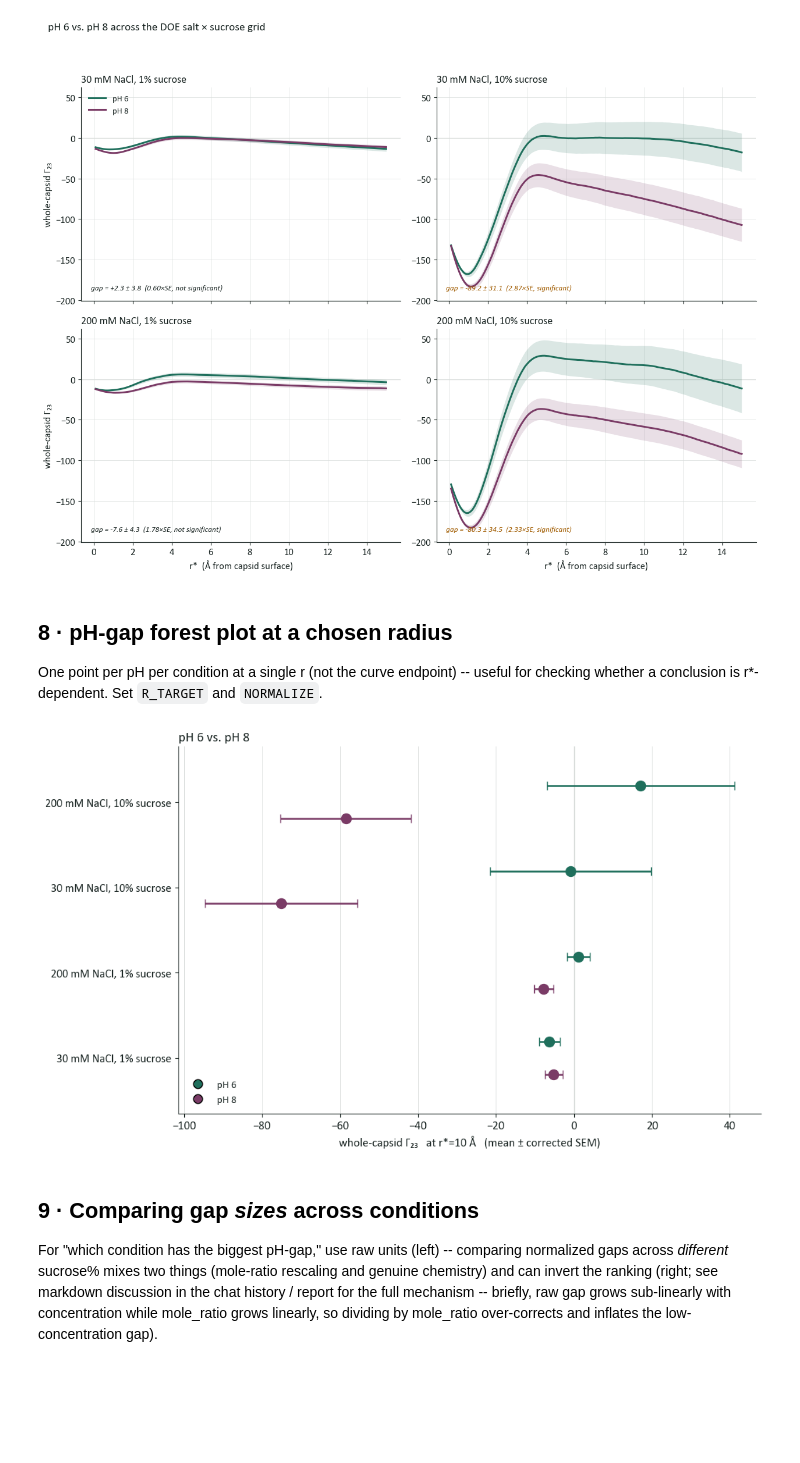
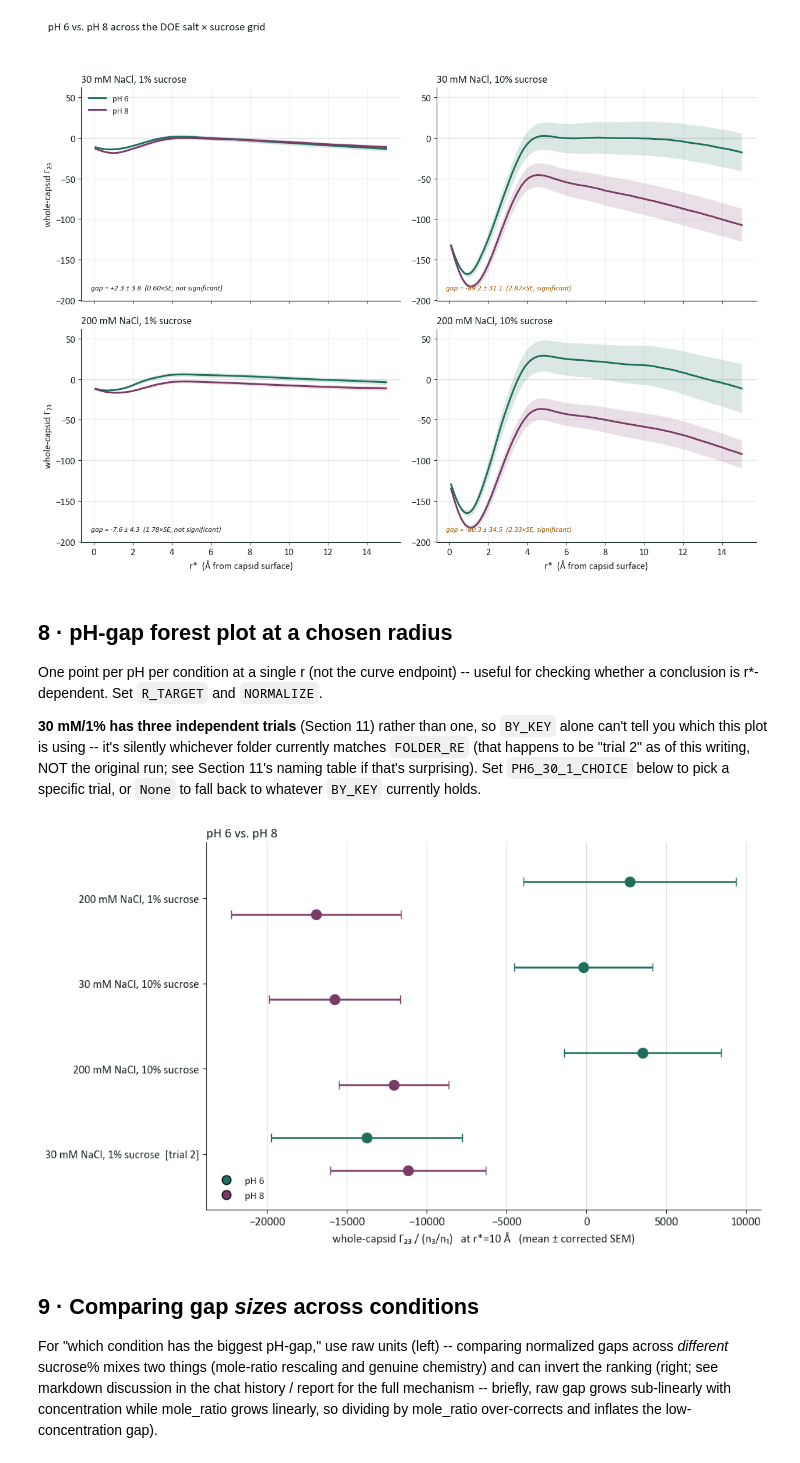
Before and after one commit to rei-plushie/pic_results, a Jupyter notebook: pic_suc_7_9/10ns-simulations/pic_analysis.ipynb, the cells around one changed output. Drawn from its saved outputs; the diff is of its cells as text; code cells hidden in the pictures; blank space fills up the shorter version.

```diff
--- a/pic_suc_7_9/10ns-simulations/pic_analysis.ipynb
+++ b/pic_suc_7_9/10ns-simulations/pic_analysis.ipynb
@@ -571,38 +617,52 @@ fig.tight_layout(rect=[0,0,1,0.96])
 One point per pH per condition at a single r (not the curve endpoint) --
 useful for checking whether a conclusion is r*-dependent. Set `R_TARGET`
 and `NORMALIZE`.
+
+**30 mM/1% has three independent trials** (Section 11) rather than one, so
+`BY_KEY` alone can't tell you which this plot is using -- it's silently
+whichever folder currently matches `FOLDER_RE` (that happens to be "trial
+2" as of this writing, NOT the original run; see Section 11's naming table
+if that's surprising). Set `PH6_30_1_CHOICE` below to pick a specific
+trial, or `None` to fall back to whatever `BY_KEY` currently holds.
 # %%
 R_TARGET = 10.0
-NORMALIZE = False
+NORMALIZE = True
+PH6_30_1_CHOICE = "trial 2"  # "original" / "trial 2" / "trial 3" / None (= BY_KEY's current default)
 
-order = sorted(DOE_CORNERS, key=lambda k: -abs(gap_stats(*k, r_target=R_TARGET, normalize=NORMALIZE)["gap"]))
+def make_gap_stats(salt, suc):
+    c6_override = PH6_30_1_TRIALS[PH6_30_1_CHOICE] if (salt, suc) == (30, 1) and PH6_30_1_CHOICE else None
+    return gap_stats(salt, suc, r_target=R_TARGET, normalize=NORMALIZE, c6=c6_override)
+
+order = sorted(DOE_CORNERS, key=lambda k: -abs(make_gap_stats(*k)["gap"]))
 
 fig, ax = plt.subplots(figsize=(10.4, 6.2))
 y, yticks, ylabels = 0, [], []
 for salt, suc in order:
-    gs = gap_stats(salt, suc, r_target=R_TARGET, normalize=NORMALIZE)
+    gs = make_gap_stats(salt, suc)
+    trial_tag = f"  [{PH6_30_1_CHOICE}]" if (salt, suc) == (30, 1) and PH6_30_1_CHOICE else ""
     ax.errorbar(gs["g6"], y+0.19, xerr=gs["s6"], fmt="o", color=TEAL, ecolor=TEAL, markersize=10, capsize=4, elinewidth=1.8, zorder=3)
     ax.errorbar(gs["g8"], y-0.19, xerr=gs["s8"], fmt="o", color=PLUM, ecolor=PLUM, markersize=10, capsize=4, elinewidth=1.8, zorder=3)
     sig = gs["ratio"] > 2
     #ax.text(0.985, y, f"gap = {gs['gap']:+.0f} \u00b1 {gs['se']:.0f}   ({gs['ratio']:.2f}\u00d7SE{', sig' if sig else ', n.s.'})",
             #transform=ax.get_yaxis_transform(), fontsize=9.8, color=AMBER if sig else GREY, va="center", ha="right", style="italic")
-    yticks.append(y); ylabels.append(f"{salt} mM NaCl, {suc}% sucrose"); y -= 1.0
+    yticks.append(y); ylabels.append(f"{salt} mM NaCl, {suc}% sucrose{trial_tag}"); y -= 1.0
 
 ax.set_yticks(yticks); ax.set_yticklabels(ylabels, fontsize=11.5)
 ax.axvline(0, color=GRID, linewidth=1, zorder=0)
 ax.grid(True, axis="x", color=GRID, linewidth=0.6, zorder=0); ax.set_axisbelow(True)
 unit = "\u0393\u2082\u2083 / (n\u2083/n\u2081)" if NORMALIZE else "\u0393\u2082\u2083"
 ax.set_xlabel(f"whole-capsid {unit}   at r*={R_TARGET:g} \u00c5   (mean \u00b1 corrected SEM)")
 ax.set_ylim(min(yticks)-0.65, max(yticks)+0.65)
 for s in ("top", "right"):
     ax.spines[s].set_visible(False)
 ax.legend(handles=[Line2D([0],[0],marker='o',color='none',markerfacecolor=TEAL,markersize=9,label='pH 6'),
                    Line2D([0],[0],marker='o',color='none',markerfacecolor=PLUM,markersize=9,label='pH 8')],
-          frameon=False, fontsize=10.5, loc="lower left")
+          frameon=False, fontsize=10.5, loc="lower left" if NORMALIZE else "best")
+title_suffix = f" (30mM/1% = {PH6_30_1_CHOICE})" if PH6_30_1_CHOICE else ""
 ax.set_title(f"pH 6 vs. pH 8", fontsize=13.5, loc="left")
 fig.tight_layout()
 # %% [output]
-[figure, old version]
+[figure, new version]
 # %% [markdown]
 ## 9 · Comparing gap *sizes* across conditions
 
```
Also changed, not shown: parts of 4 cells of this notebook.
